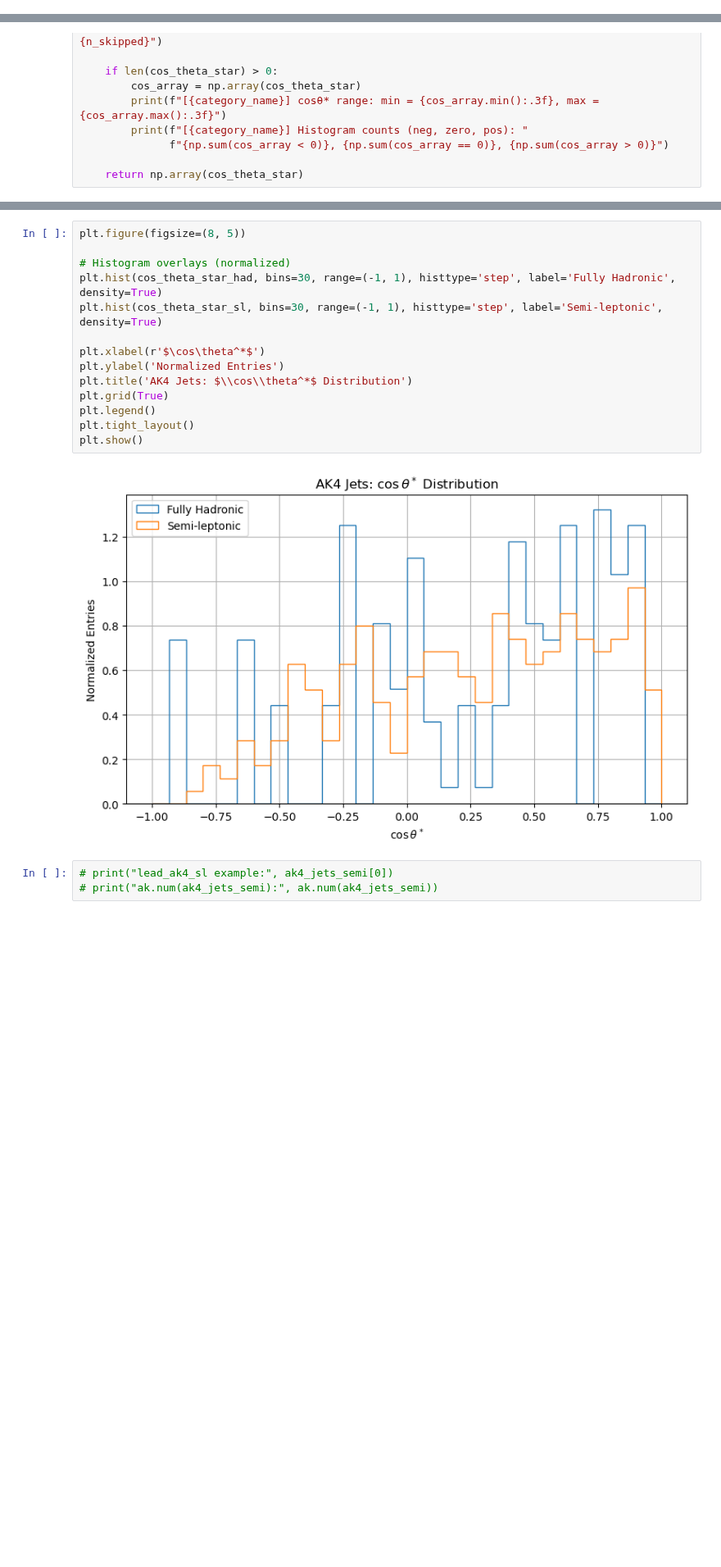
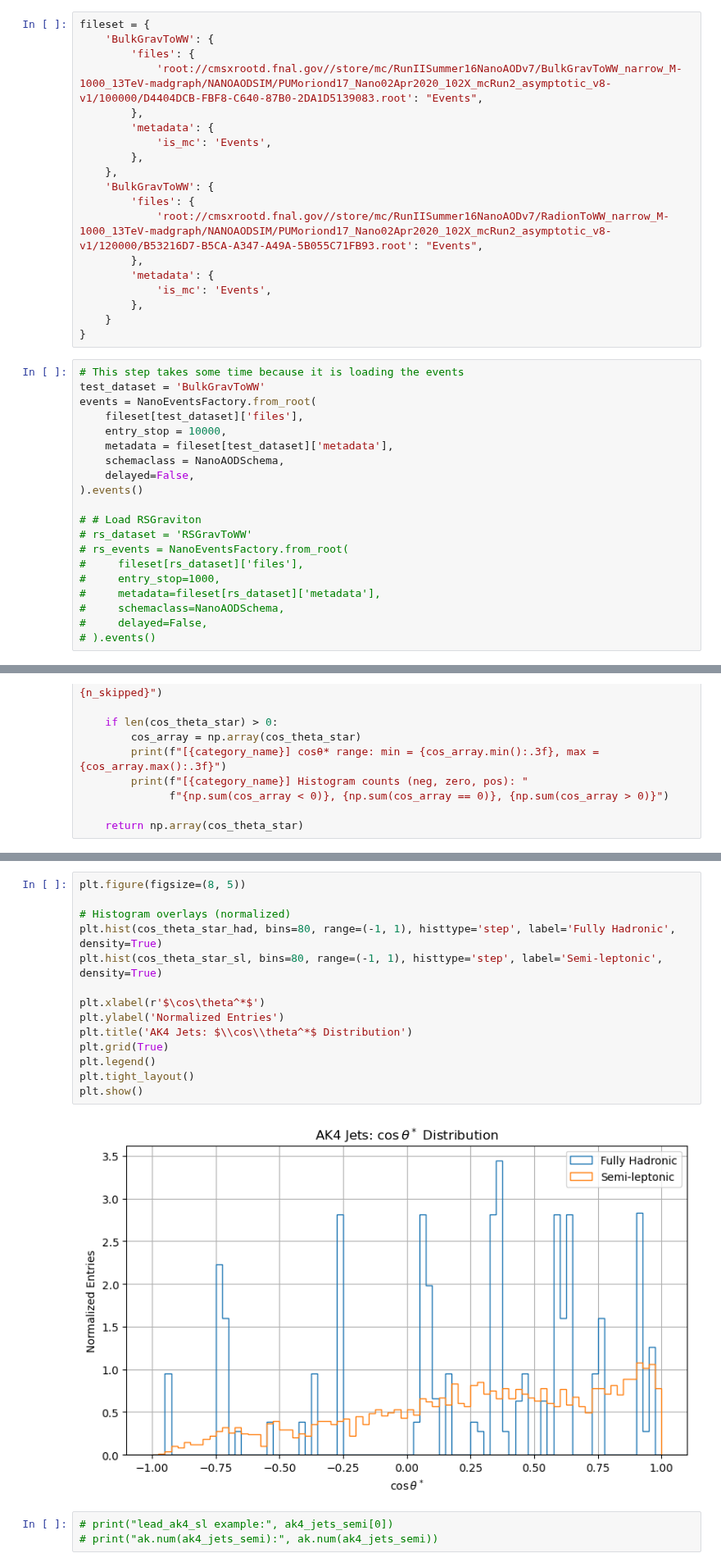
Before and after one commit to aimenobaid/polarization, a Jupyter notebook: AK4jet_analysis.ipynb, the cells around one changed output, grey strips where cells are left out. Shown at 82% size. Cells and saved outputs as stored; diff of their text form; blank space fills up the shorter version.

```diff
--- a/AK4jet_analysis.ipynb
+++ b/AK4jet_analysis.ipynb
@@ -77,3 +17,42 @@ ValueError: 'path' must be a string, pathlib.Path, an object with 'read' and 'se
+# %%
+fileset = {
+    'BulkGravToWW': {
+        'files': {
+            'root://cmsxrootd.fnal.gov//store/mc/RunIISummer16NanoAODv7/BulkGravToWW_narrow_M-1000_13TeV-madgraph/NANOAODSIM/PUMoriond17_Nano02Apr2020_102X_mcRun2_asymptotic_v8-v1/100000/D4404DCB-FBF8-C640-87B0-2DA1D5139083.root': "Events",
+        },
+        'metadata': {
+            'is_mc': 'Events',
+        },
+    },
+    'BulkGravToWW': {
+        'files': {
+            'root://cmsxrootd.fnal.gov//store/mc/RunIISummer16NanoAODv7/RadionToWW_narrow_M-1000_13TeV-madgraph/NANOAODSIM/PUMoriond17_Nano02Apr2020_102X_mcRun2_asymptotic_v8-v1/120000/B53216D7-B5CA-A347-A49A-5B055C71FB93.root': "Events",
+        },
+        'metadata': {
+            'is_mc': 'Events',
+        },
+    }
+}
+# %%
+# This step takes some time because it is loading the events
+test_dataset = 'BulkGravToWW'
+events = NanoEventsFactory.from_root(
+    fileset[test_dataset]['files'],
+    entry_stop = 10000,
+    metadata = fileset[test_dataset]['metadata'],
+    schemaclass = NanoAODSchema,
+    delayed=False,
+).events()
+
+# # Load RSGraviton
+# rs_dataset = 'RSGravToWW'
+# rs_events = NanoEventsFactory.from_root(
+#     fileset[rs_dataset]['files'],
+#     entry_stop=1000,
+#     metadata=fileset[rs_dataset]['metadata'],
+#     schemaclass=NanoAODSchema,
+#     delayed=False,
+# ).events()
 # %% [markdown]
 #### ––– *Step 1: Tight Lepton Selection* –––
 # %%
@@ -371,19 +350,19 @@ cos_theta_star_had = compute_cos_theta_star_from_ak4pairs(ak4pairs_had, category
 # %%
 plt.figure(figsize=(8, 5))
 
 # Histogram overlays (normalized)
-plt.hist(cos_theta_star_had, bins=30, range=(-1, 1), histtype='step', label='Fully Hadronic', density=True)
-plt.hist(cos_theta_star_sl, bins=30, range=(-1, 1), histtype='step', label='Semi-leptonic', density=True)
+plt.hist(cos_theta_star_had, bins=80, range=(-1, 1), histtype='step', label='Fully Hadronic', density=True)
+plt.hist(cos_theta_star_sl, bins=80, range=(-1, 1), histtype='step', label='Semi-leptonic', density=True)
 
 plt.xlabel(r'$\cos\theta^*$')
 plt.ylabel('Normalized Entries')
 plt.title('AK4 Jets: $\\cos\\theta^*$ Distribution')
 plt.grid(True)
 plt.legend()
 plt.tight_layout()
 plt.show()
 # %% [output]
-[figure, old version]
+[figure, new version]
 # %%
 # print("lead_ak4_sl example:", ak4_jets_semi[0])
 # print("ak.num(ak4_jets_semi):", ak.num(ak4_jets_semi))
```
Also changed, not shown: parts of 8 cells of this notebook.
